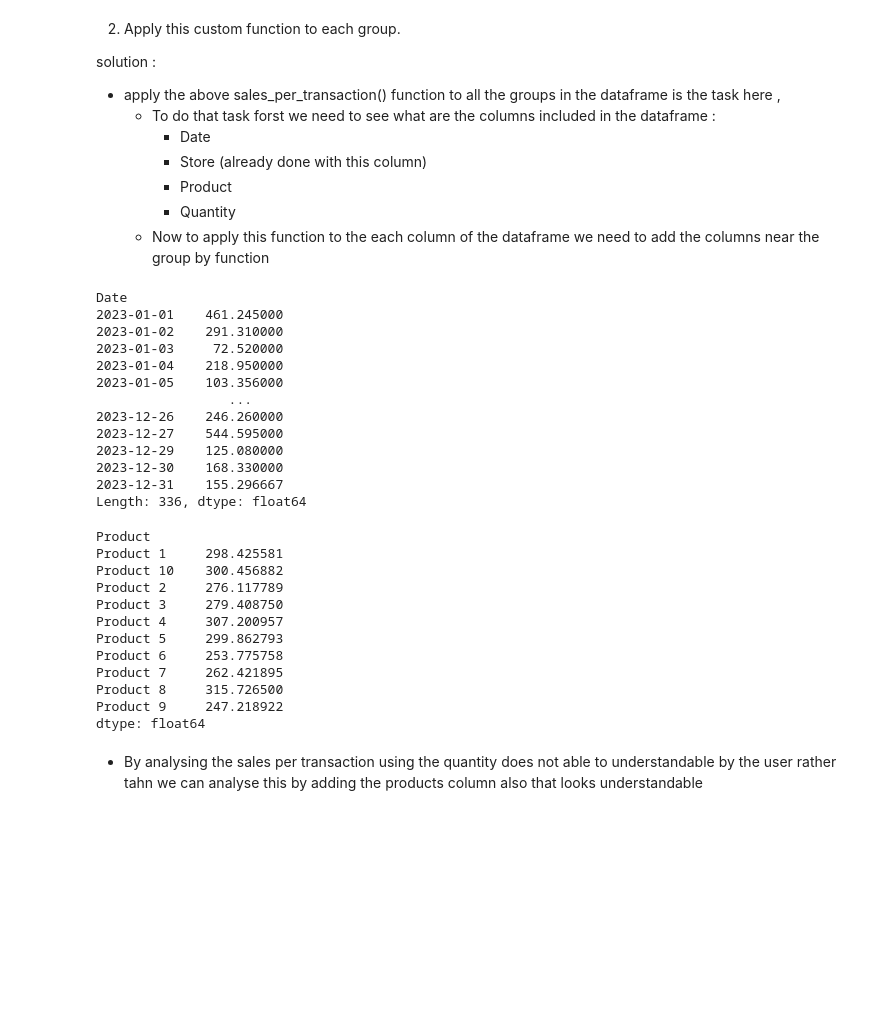
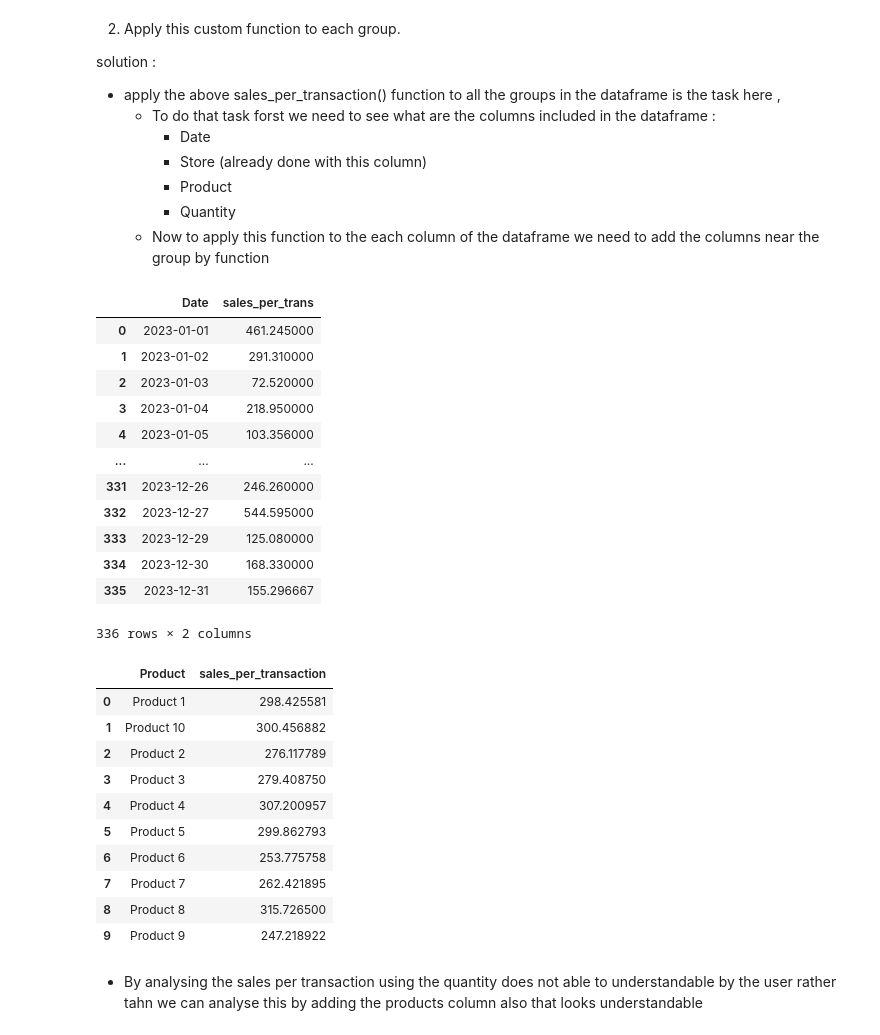
Before and after one commit to lalithavemalapalli/data_science, a Jupyter notebook: Analysis/database/analysis/assignment_py_submition.ipynb, the cells around one changed output. Cells and saved outputs as stored; diff of their text form; code cells hidden in the pictures; blank space fills up the shorter version.

```diff
--- a/Analysis/database/analysis/assignment_py_submition.ipynb
+++ b/Analysis/database/analysis/assignment_py_submition.ipynb
@@ -302,39 +304,40 @@ dtype: float64
     * Now to apply this function to the each column of the dataframe we need to add the columns near the group by function
 # %%
 def sales_per_transaction(df):
-    return df.groupby(df['Date']).apply(lambda x : x['Sales'].sum() / x['Sales'].count())
+    result=df.groupby(df['Date']).apply(lambda x : x['Sales'].sum() / x['Sales'].count())
+    return result.reset_index(name="sales_per_trans")
 sales_per_transaction(df)
 # %% [output]
+|  | Date | sales_per_trans |
+| 0 | 2023-01-01 | 461.245000 |
+| 1 | 2023-01-02 | 291.310000 |
+| 2 | 2023-01-03 | 72.520000 |
+| 3 | 2023-01-04 | 218.950000 |
+| 4 | 2023-01-05 | 103.356000 |
+| ... | ... | ... |
+| 331 | 2023-12-26 | 246.260000 |
+| 332 | 2023-12-27 | 544.595000 |
+| 333 | 2023-12-29 | 125.080000 |
+| 334 | 2023-12-30 | 168.330000 |
+| 335 | 2023-12-31 | 155.296667 |
-Date
-2023-01-01    461.245000
-2023-01-02    291.310000
-2023-01-03     72.520000
-2023-01-04    218.950000
-2023-01-05    103.356000
-                 ...
-2023-12-26    246.260000
-2023-12-27    544.595000
-2023-12-29    125.080000
-2023-12-30    168.330000
-2023-12-31    155.296667
-Length: 336, dtype: float64
+336 rows × 2 columns
 # %%
 def sales_per_transaction(df):
-    return df.groupby(df['Product']).apply(lambda x : x['Sales'].sum() / x['Sales'].count())
+    result=df.groupby(df['Product']).apply(lambda x : x['Sales'].sum() / x['Sales'].count())
+    return result.reset_index(name="sales_per_transaction")
 sales_per_transaction(df)
 # %% [output]
-Product
-Product 1     298.425581
-Product 10    300.456882
-Product 2     276.117789
-Product 3     279.408750
-Product 4     307.200957
-Product 5     299.862793
-Product 6     253.775758
-Product 7     262.421895
-Product 8     315.726500
-Product 9     247.218922
-dtype: float64
+|  | Product | sales_per_transaction |
+| 0 | Product 1 | 298.425581 |
+| 1 | Product 10 | 300.456882 |
+| 2 | Product 2 | 276.117789 |
+| 3 | Product 3 | 279.408750 |
+| 4 | Product 4 | 307.200957 |
+| 5 | Product 5 | 299.862793 |
+| 6 | Product 6 | 253.775758 |
+| 7 | Product 7 | 262.421895 |
+| 8 | Product 8 | 315.726500 |
+| 9 | Product 9 | 247.218922 |
 # %% [markdown]
 - By analysing the sales per transaction using the quantity does not able to understandable by the user rather tahn we can analyse this by adding the products column also that looks understandable
 # %%
```
Also changed, not shown: parts of 12 cells of this notebook, 1 other file.
